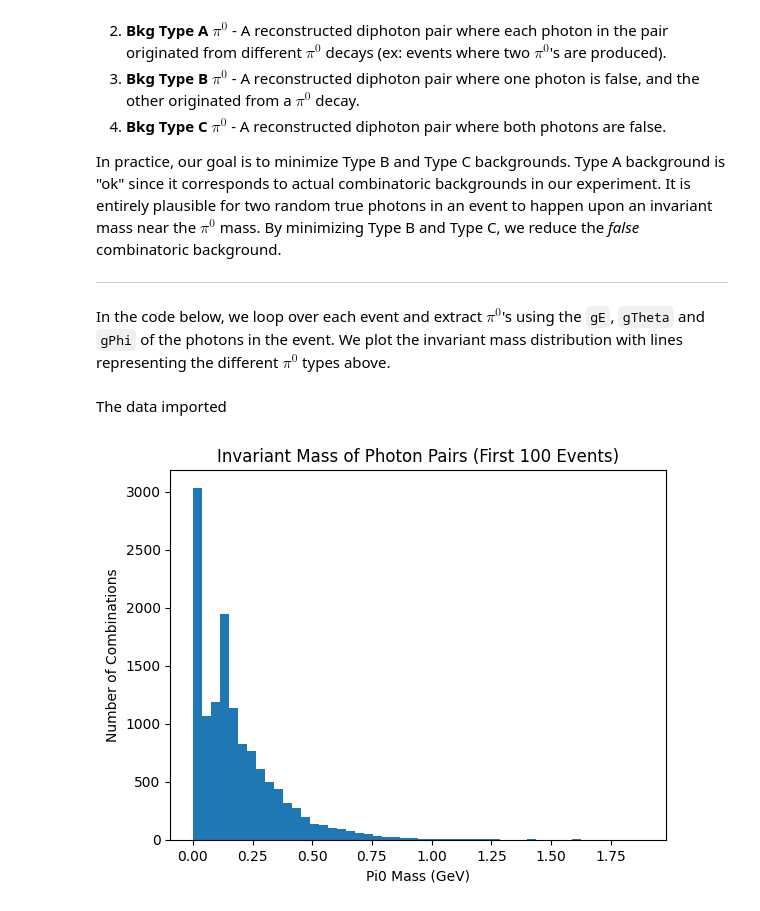
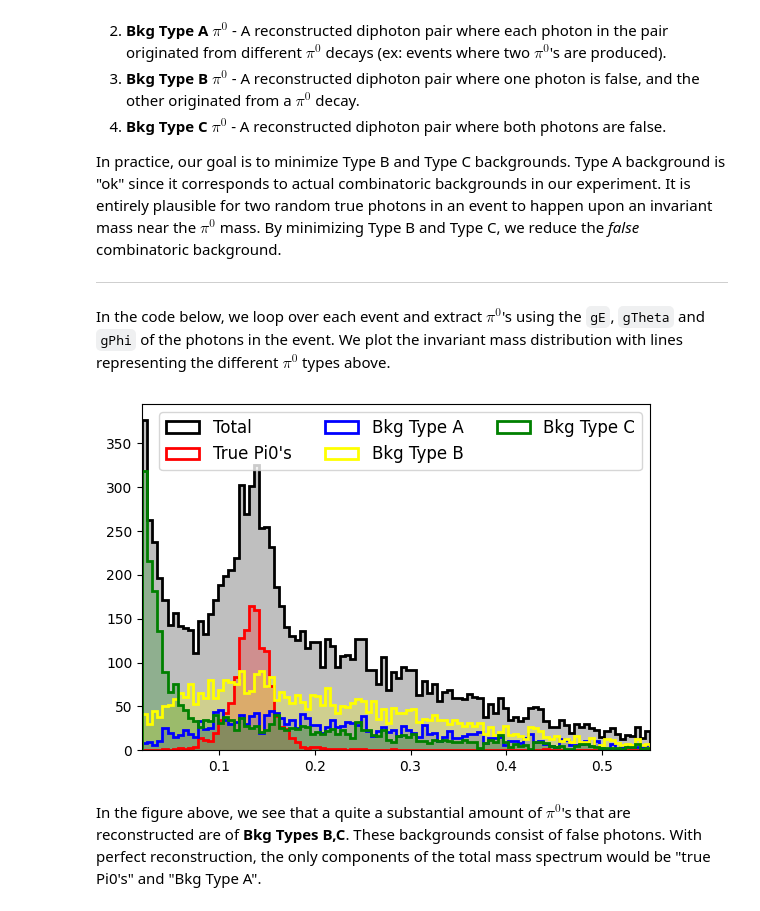
Before and after one commit to Gregtom3/vossen_ecal_ai, a Jupyter notebook: notebooks/tutorial_1a_basics.ipynb, the cells around one changed output. Drawn from its saved outputs; the diff is of its cells as text; code cells hidden in the pictures.

```diff
--- a/notebooks/tutorial_1a_basics.ipynb
+++ b/notebooks/tutorial_1a_basics.ipynb
@@ -139,44 +163,3 @@ In practice, our goal is to minimize Type B and Type C backgrounds. Type A backg
 
 
 In the code below, we loop over each event and extract $\pi^0$'s using the `gE`, `gTheta` and `gPhi` of the photons in the event. We plot the invariant mass distribution with lines representing the different $\pi^0$ types above.
-# %% [markdown]
-The data imported
-# %%
-
-
-def get_pi0_mass(gE, gTheta, gPhi):
-    # Convert to Cartesian coordinates
-    px = gE * np.sin(gTheta) * np.cos(gPhi)
-    py = gE * np.sin(gTheta) * np.sin(gPhi)
-    pz = gE * np.cos(gTheta)
-    E = gE
-    return px, py, pz, E
-
-pi0_masses = []
-events = df['event'].unique()
-
-for event_num in events:
-    event_photons = df[df['event'] == event_num]
-    if len(event_photons) >= 2:
-        for photon1, photon2 in itertools.combinations(event_photons.index, 2):
-            gE1, gTheta1, gPhi1 = event_photons.loc[photon1, ['gE', 'gTheta', 'gPhi']]
-            gE2, gTheta2, gPhi2 = event_photons.loc[photon2, ['gE', 'gTheta', 'gPhi']]
-
-            px1, py1, pz1, E1 = get_pi0_mass(gE1, gTheta1, gPhi1)
-            px2, py2, pz2, E2 = get_pi0_mass(gE2, gTheta2, gPhi2)
-
-            total_px = px1 + px2
-            total_py = py1 + py2
-            total_pz = pz1 + pz2
-            total_E = E1 + E2
-
-            pi0_mass = np.sqrt(total_E**2 - (total_px**2 + total_py**2 + total_pz**2))
-            pi0_masses.append(pi0_mass)
-
-plt.hist(pi0_masses, bins=50)
-plt.xlabel("Pi0 Mass (GeV)")
-plt.ylabel("Number of Combinations")
-plt.title("Invariant Mass of Photon Pairs")
-plt.show()
-# %% [output]
-[figure, removed]
@@ -182,0 +244,39 @@ plt.show()
+# %%
+# Define xlimits
+xlimits = (0.02,0.55)
+
+# Define bin numbers
+bins = 100
+
+# Create figure
+fig, axs = plt.subplots(1, 1, figsize=(6,4))
+
+
+# Plot histograms
+axs.hist(all_pi0_masses, range=xlimits, bins=bins, color="black",alpha=0.25)
+axs.hist(all_pi0_masses, range=xlimits, bins=bins, color="black",histtype='step',linewidth=2, label="Total")
+
+axs.hist(subset2_masses, range=xlimits, bins=bins, color="red",alpha=0.25)
+axs.hist(subset2_masses, range=xlimits, bins=bins, color="red",histtype='step',linewidth=2, label="True Pi0's")
+
+axs.hist(subset3_masses, range=xlimits, bins=bins, color="blue",alpha=0.25)
+axs.hist(subset3_masses, range=xlimits, bins=bins, color="blue",histtype='step',linewidth=2, label="Bkg Type A")
+
+axs.hist(subset4_masses, range=xlimits, bins=bins, color="yellow",alpha=0.25)
+axs.hist(subset4_masses, range=xlimits, bins=bins, color="yellow",histtype='step',linewidth=2, label="Bkg Type B")
+
+axs.hist(subset5_masses, range=xlimits, bins=bins, color="green",alpha=0.25)
+axs.hist(subset5_masses, range=xlimits, bins=bins, color="green",histtype='step',linewidth=2, label="Bkg Type C")
+
+# Modify axes
+axs.set_xlim(xlimits)
+
+
+# Plot it
+axs.legend(fontsize=12,ncols=3)
+plt.tight_layout()
+plt.show()
+# %% [output]
+[figure, added]
+# %% [markdown]
+In the figure above, we see that a quite a substantial amount of $\pi^0$'s that are reconstructed are of **Bkg Types B,C**. These backgrounds consist of false photons. With perfect reconstruction, the only components of the total mass spectrum would be "true Pi0's" and "Bkg Type A".
```
Also changed, not shown: parts of 11 cells of this notebook.
